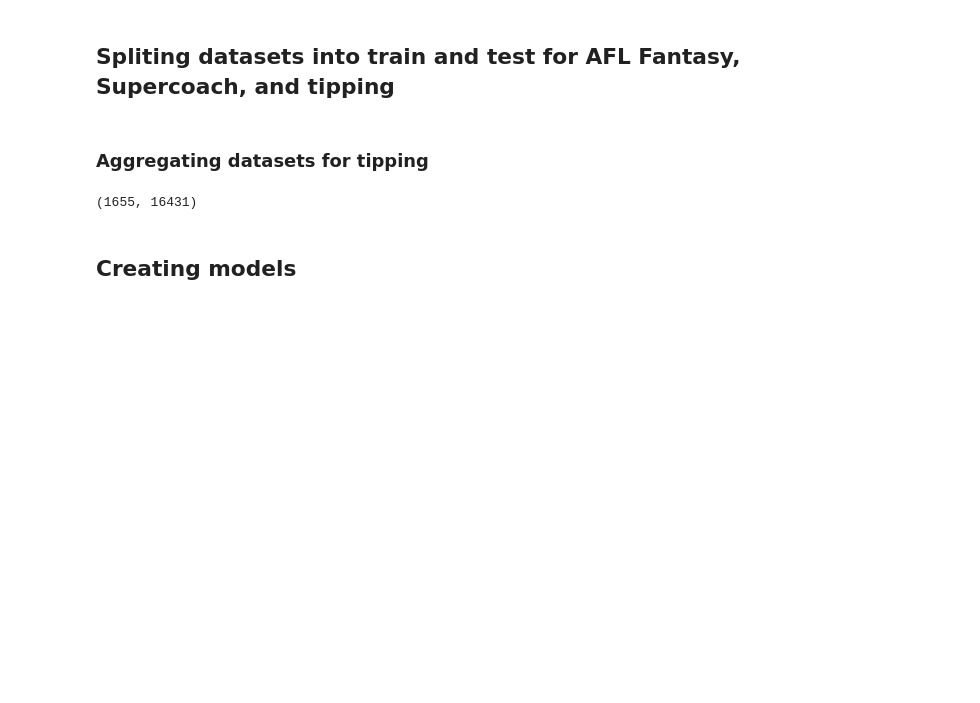
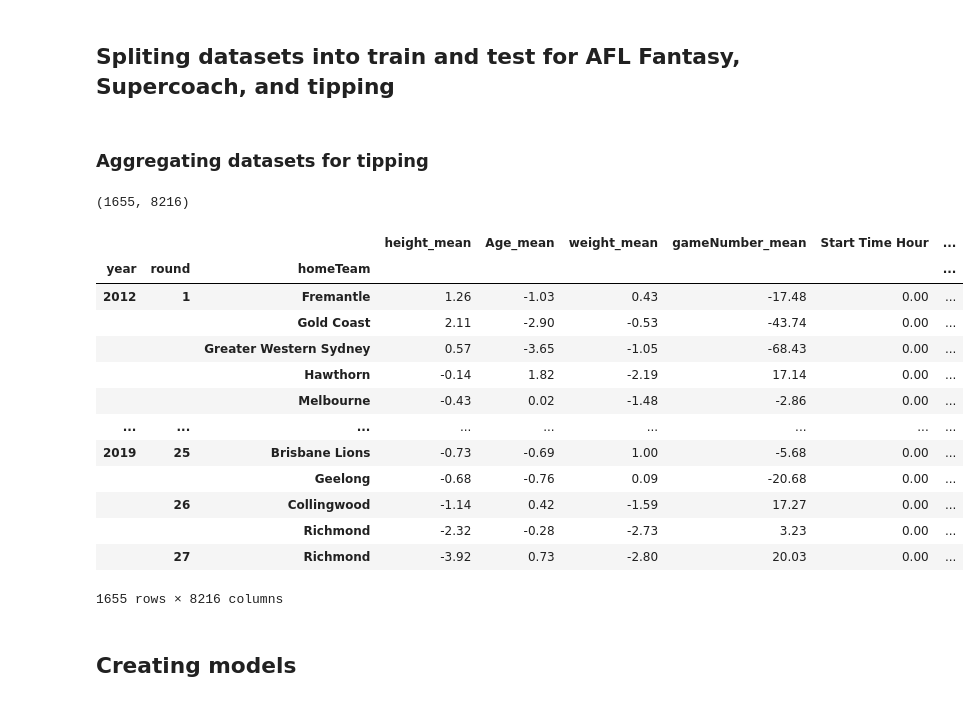
Before and after one commit to AaronLiftig/PredictAFL, a Jupyter notebook: AFL_Models.ipynb, the cells around one changed output. Cells and saved outputs as stored; diff of their text form; code cells hidden in the pictures; blank space fills up the shorter version.

```diff
--- a/AFL_Models.ipynb
+++ b/AFL_Models.ipynb
@@ -97,13 +97,14 @@ def create_tipping_df(df, cols=None):
     df_combined = df_mean.merge(df_std, on=['year', 'round', 'homeTeam', 'team'],
                                suffixes=('_mean', '_std'))
 
-    df_home = df_combined.query('homeTeam == team')
-    df_away = df_combined.query('homeTeam != team')
-    df_final = df_home.merge(df_away, on=['year', 'round', 'homeTeam'],
-                             suffixes=('_home', '_away'))
+    df_home = df_combined.query('homeTeam == team').reset_index('team', drop=True)
+    df_away = df_combined.query('homeTeam != team').reset_index('team', drop=True)
 
-    df_final.rename(columns={'Target Margin_home': 'Target Margin'}, inplace=True)
-    df_final.drop('Target Margin_away', axis=1, inplace=True)
+    target_margin = df_home['Target Margin']
+
+    df_final = df_home.subtract(df_away)
+
+    df_final['Target Margin'] = target_margin
 
     return df_final, df_std.columns
 # %%
@@ -120,7 +121,24 @@ test_tipping_final, _ = create_tipping_df(test_tipping, cols)
 # %%
 train_tipping_final.shape
 # %% [output]
-(1655, 16431)
+(1655, 8216)
+# %%
+train_tipping_final
+# %% [output]
+|  |  |  | height_mean | Age_mean | weight_mean | gameNumber_mean | Start Time Hour | ... |
+| year | round | homeTeam |  |  |  |  |  | ... |
+| 2012 | 1 | Fremantle | 1.26 | -1.03 | 0.43 | -17.48 | 0.00 | ... |
+|  |  | Gold Coast | 2.11 | -2.90 | -0.53 | -43.74 | 0.00 | ... |
+|  |  | Greater Western Sydney | 0.57 | -3.65 | -1.05 | -68.43 | 0.00 | ... |
+|  |  | Hawthorn | -0.14 | 1.82 | -2.19 | 17.14 | 0.00 | ... |
+|  |  | Melbourne | -0.43 | 0.02 | -1.48 | -2.86 | 0.00 | ... |
+| ... | ... | ... | ... | ... | ... | ... | ... | ... |
+| 2019 | 25 | Brisbane Lions | -0.73 | -0.69 | 1.00 | -5.68 | 0.00 | ... |
+|  |  | Geelong | -0.68 | -0.76 | 0.09 | -20.68 | 0.00 | ... |
+|  | 26 | Collingwood | -1.14 | 0.42 | -1.59 | 17.27 | 0.00 | ... |
+|  |  | Richmond | -2.32 | -0.28 | -2.73 | 3.23 | 0.00 | ... |
+|  | 27 | Richmond | -3.92 | 0.73 | -2.80 | 20.03 | 0.00 | ... |
+1655 rows × 8216 columns
 # %%
 y_train_tipping = train_tipping_final['Target Margin']
 y_test_tipping = test_tipping_final['Target Margin']
```
Also changed, not shown: parts of 10 cells of this notebook.
